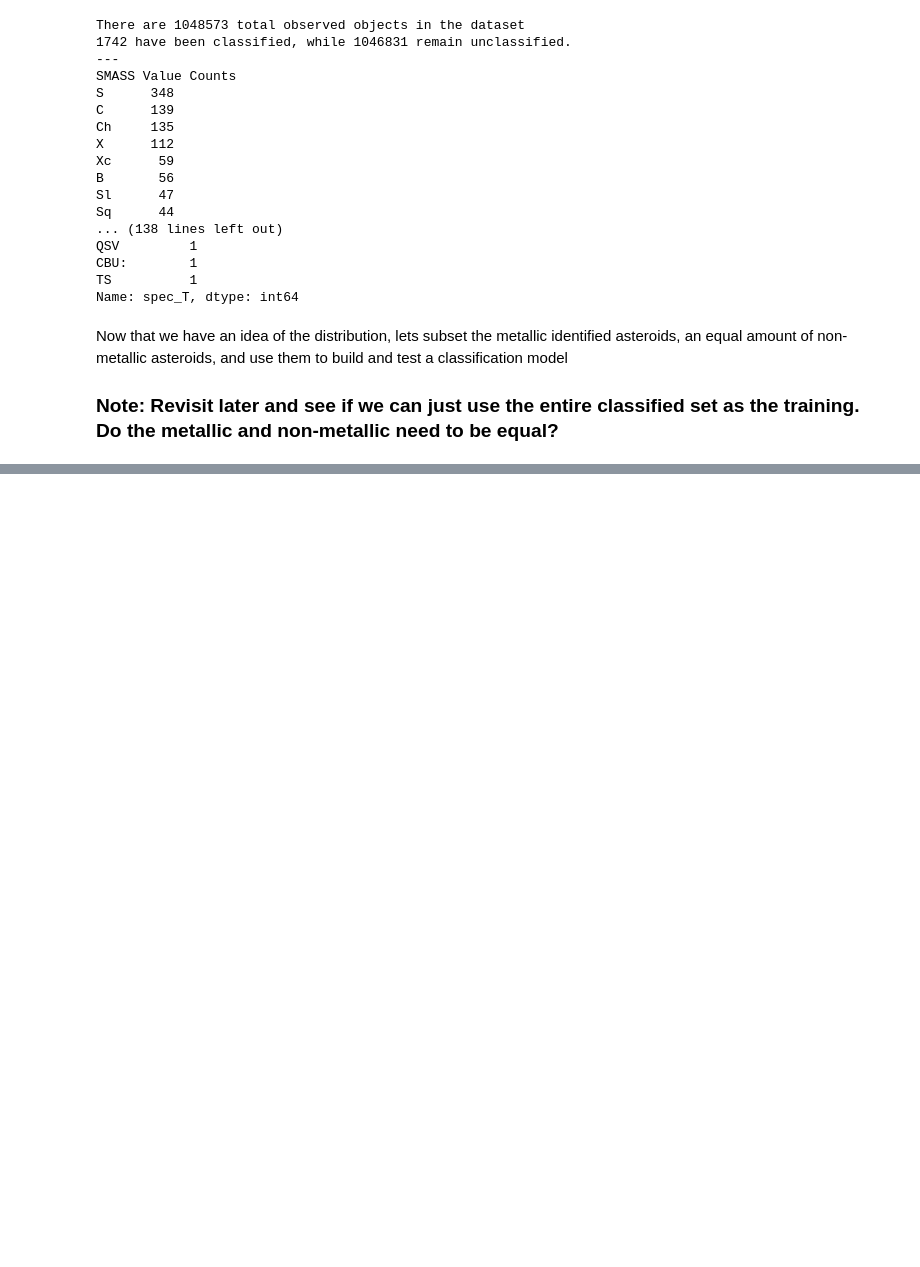
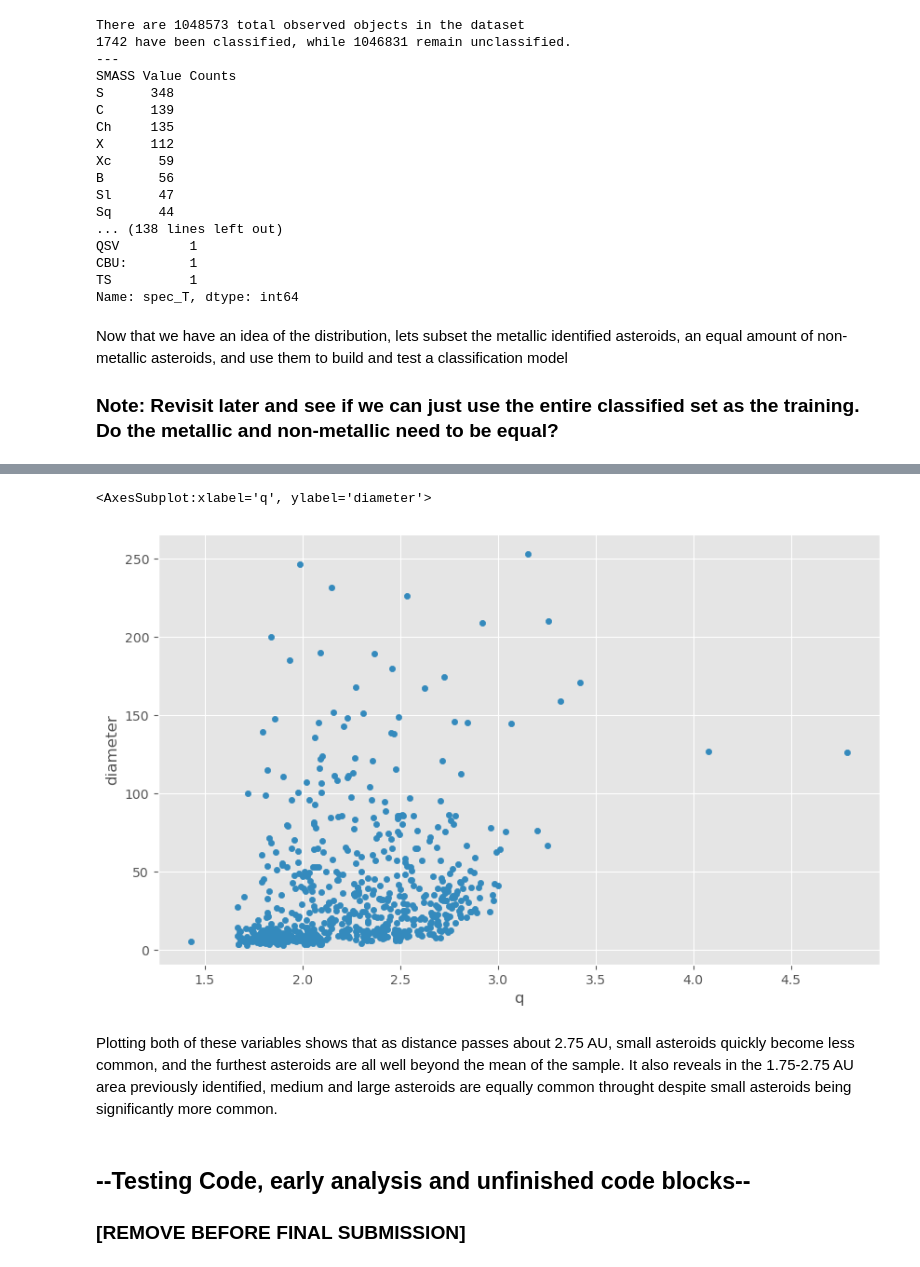
Before and after one commit to Matt-Storie/Classification-and-Analysis-of-M-type-Asteroids, a Jupyter notebook: Main Notebook.ipynb, the cells around one changed output, grey strips where cells are left out. Drawn from its saved outputs; the diff is of its cells as text; code cells hidden in the pictures; blank space fills up the shorter version.

```diff
--- a/Main Notebook.ipynb
+++ b/Main Notebook.ipynb
@@ -162,0 +195,10 @@ print(metrics.accuracy_score(y_true = y_test, y_pred = test_pred))
+# %%
+metal.plot.scatter('q', 'diameter')
+# %% [output]
+<AxesSubplot:xlabel='q', ylabel='diameter'>
+[figure, added]
+# %% [markdown]
+Plotting both of these variables shows that as distance passes about 2.75 AU, small asteroids quickly become less common, and the furthest asteroids are all well beyond the mean of the sample. It also reveals in the 1.75-2.75 AU area previously identified, medium and large asteroids are equally common throught despite small asteroids being significantly more common.
+# %% [markdown]
+## --Testing Code, early analysis and unfinished code blocks--
+### [REMOVE BEFORE FINAL SUBMISSION]
```
Also changed, not shown: parts of 14 cells of this notebook.
